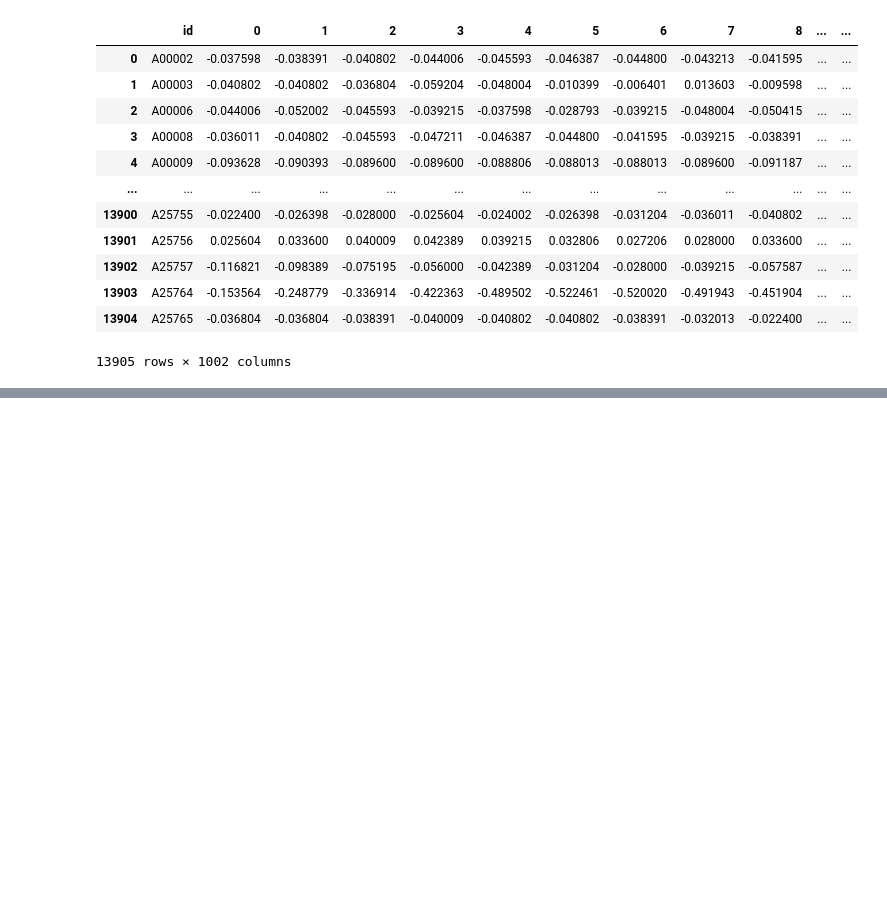
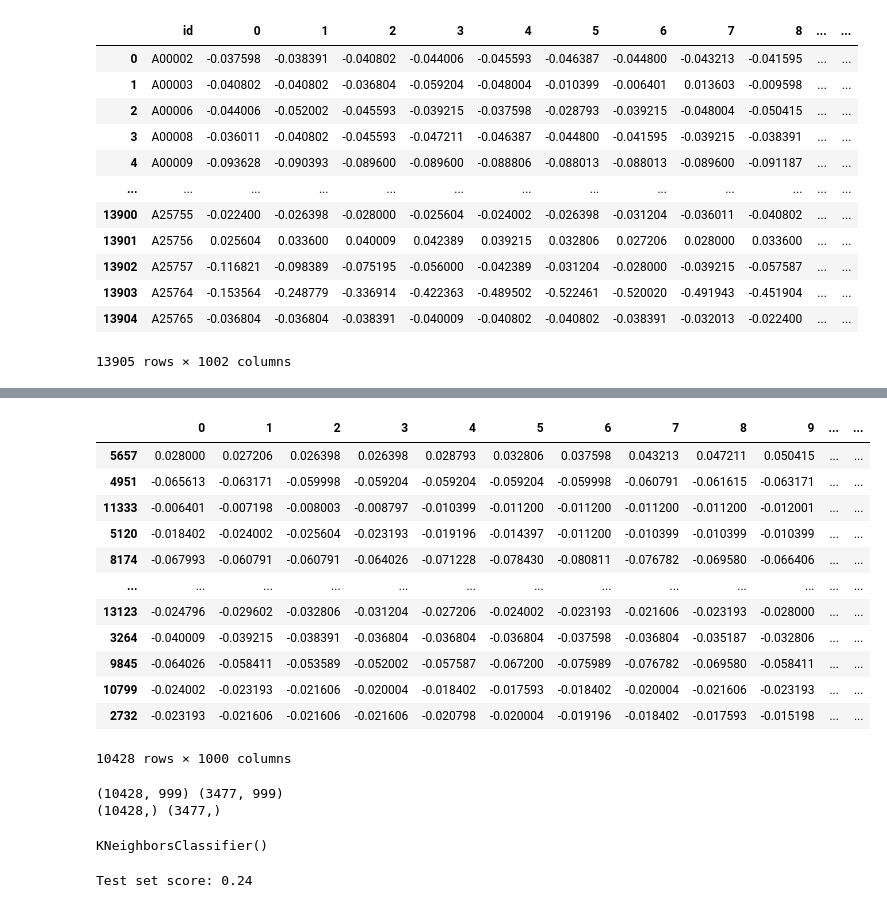
Before and after one commit to hernandezpachecodenis/ecg_biomarkers, a Jupyter notebook: ecg/ecg_signals_age_raw.ipynb, the cells around one changed output, grey strips where cells are left out. Saved outputs shown, nothing was run; the diff lists cells and outputs as text; code cells hidden in the pictures; blank space fills up the shorter version.

```diff
--- a/ecg/ecg_signals_age_raw.ipynb
+++ b/ecg/ecg_signals_age_raw.ipynb
@@ -44,0 +73,25 @@ signal_age_dataframe.to_pickle('signal_age_dataframe.pickle')
+# %%
+from sklearn.model_selection import train_test_split
+X_train, X_test, y_train, y_test = train_test_split(signal_age_dataframe.iloc[:,1:1000], signal_age_dataframe['Age_class'], random_state=0)
+# %%
+pd.concat([X_train, y_train], axis=1)
+# %% [output]
+|  | 0 | 1 | 2 | 3 | 4 | 5 | 6 | 7 | 8 | 9 | ... | ... |
+| 5657 | 0.028000 | 0.027206 | 0.026398 | 0.026398 | 0.028793 | 0.032806 | 0.037598 | 0.043213 | 0.047211 | 0.050415 | ... | ... |
+| 4951 | -0.065613 | -0.063171 | -0.059998 | -0.059204 | -0.059204 | -0.059204 | -0.059998 | -0.060791 | -0.061615 | -0.063171 | ... | ... |
+| 11333 | -0.006401 | -0.007198 | -0.008003 | -0.008797 | -0.010399 | -0.011200 | -0.011200 | -0.011200 | -0.011200 | -0.012001 | ... | ... |
+| 5120 | -0.018402 | -0.024002 | -0.025604 | -0.023193 | -0.019196 | -0.014397 | -0.011200 | -0.010399 | -0.010399 | -0.010399 | ... | ... |
+| 8174 | -0.067993 | -0.060791 | -0.060791 | -0.064026 | -0.071228 | -0.078430 | -0.080811 | -0.076782 | -0.069580 | -0.066406 | ... | ... |
+| ... | ... | ... | ... | ... | ... | ... | ... | ... | ... | ... | ... | ... |
+| 13123 | -0.024796 | -0.029602 | -0.032806 | -0.031204 | -0.027206 | -0.024002 | -0.023193 | -0.021606 | -0.023193 | -0.028000 | ... | ... |
+| 3264 | -0.040009 | -0.039215 | -0.038391 | -0.036804 | -0.036804 | -0.036804 | -0.037598 | -0.036804 | -0.035187 | -0.032806 | ... | ... |
+| 9845 | -0.064026 | -0.058411 | -0.053589 | -0.052002 | -0.057587 | -0.067200 | -0.075989 | -0.076782 | -0.069580 | -0.058411 | ... | ... |
+| 10799 | -0.024002 | -0.023193 | -0.021606 | -0.020004 | -0.018402 | -0.017593 | -0.018402 | -0.020004 | -0.021606 | -0.023193 | ... | ... |
+| 2732 | -0.023193 | -0.021606 | -0.021606 | -0.021606 | -0.020798 | -0.020004 | -0.019196 | -0.018402 | -0.017593 | -0.015198 | ... | ... |
+10428 rows × 1000 columns
+# %%
+print(X_train.shape, X_test.shape)
+print(y_train.shape, y_test.shape)
+# %% [output]
+(10428, 999) (3477, 999)
+(10428,) (3477,)
@@ -44,0 +101,8 @@ signal_age_dataframe.to_pickle('signal_age_dataframe.pickle')
+# %%
+knn.fit(X_train, y_train)
+# %% [output]
+KNeighborsClassifier()
+# %%
+print("Test set score: {:.2f}".format(knn.score(X_test, y_test)))
+# %% [output]
+Test set score: 0.24
```
Also changed, not shown: parts of 4 cells of this notebook, 6 other files.
